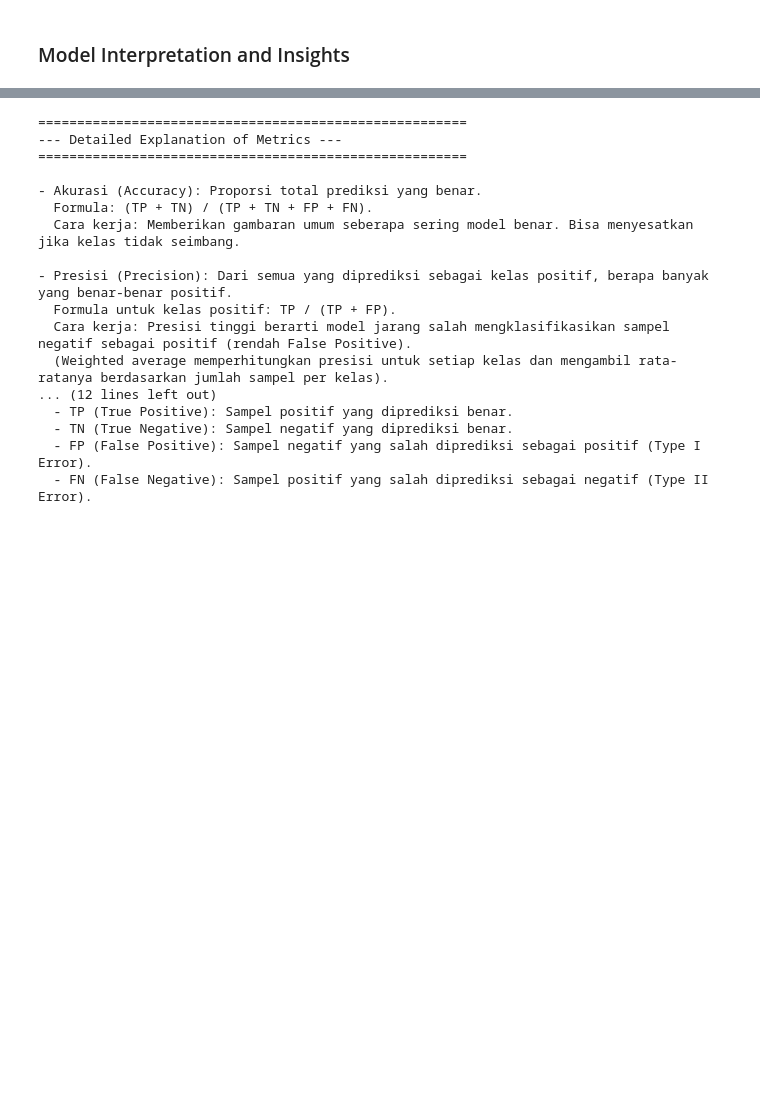
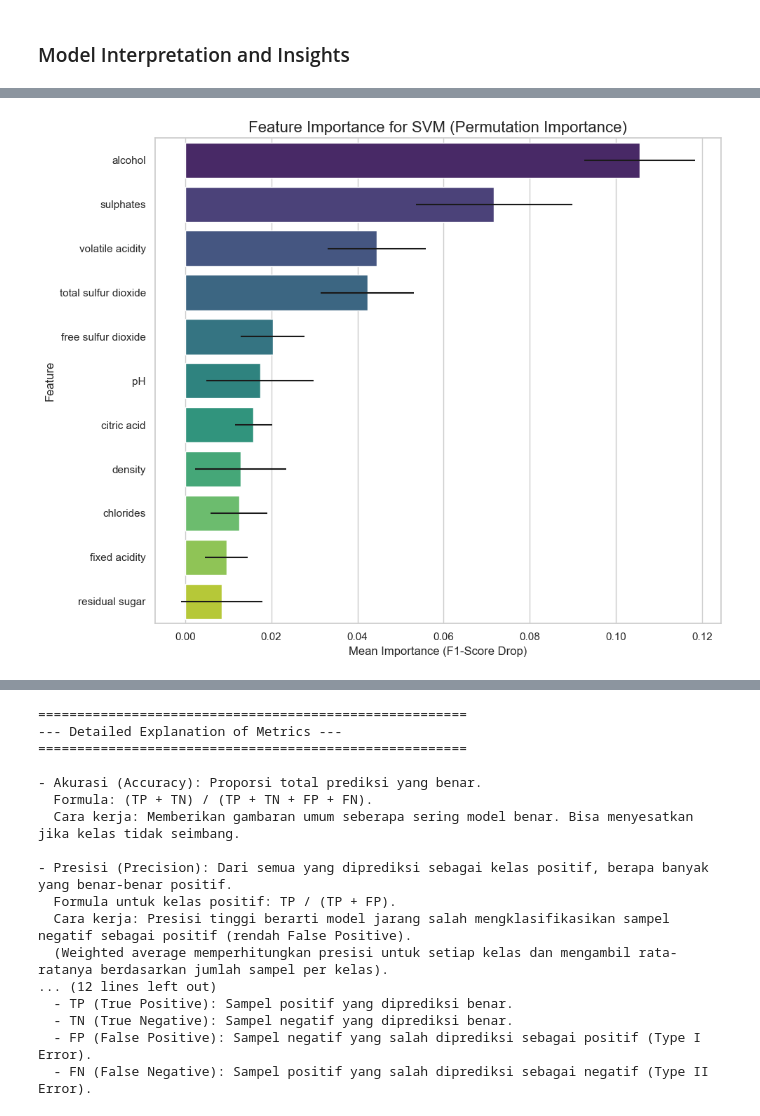
Before and after one commit to hasanfadhlillah/red-wine-quality-prediction, a Jupyter notebook: Notebook.ipynb, the cells around one changed output, grey strips where cells are left out. Cells and saved outputs as stored; diff of their text form; code cells hidden in the pictures; blank space fills up the shorter version.

```diff
--- a/Notebook.ipynb
+++ b/Notebook.ipynb
@@ -618,22 +605,6 @@ if 'results' in locals():
     )
     models[tuned_model_name] = best_tuned_model
 
-    # Feature importance for tuned Random Forest (if applicable)
-    if 'Random Forest' in best_model_name:
-        tuned_importances = best_tuned_model.feature_importances_
-        tuned_importance_df = pd.DataFrame({
-            'feature': feature_names,
-            'importance': tuned_importances
-        }).sort_values(by='importance', ascending=False)
-
-        plt.figure(figsize=(10, 6))
-        sns.barplot(x='importance', y='feature', data=tuned_importance_df, palette='viridis')
-        plt.title('Feature Importances - Random Forest (Tuned)')
-        plt.show()
-
-        print("\nTop 5 Most Important Features (Tuned Model):")
-        print(tuned_importance_df.head())
-
 else:
     print("Model results not available. Run previous cells.")
 # %% [output]
@@ -767,39 +738,82 @@ SVM (Tuned):
 ### Model Interpretation and Insights
 # %%
 # Model Interpretation and Insights
-if 'results' in locals() and 'df_processed' in locals():
-    print("=== MODEL INTERPRETATION AND INSIGHTS ===")
-
-    # Get the final best model
-    final_best_model_name = results_df.loc[results_df['Test F1-Score'].idxmax(), 'Model']
+print("=== MODEL INTERPRETATION AND INSIGHTS ===")
+if 'results_df' in locals() and 'models' in locals():
+    # Dapatkan model terbaik berdasarkan F1-score tertinggi pada data tes
+    best_model_row = results_df.loc[results_df['Test F1-Score'].idxmax()]
+    final_best_model_name = best_model_row['Model']
     final_best_model_obj = models[final_best_model_name]
 
-    print(f"Analyzing insights from: {final_best_model_name}")
+    print(f"\nModel terbaik adalah: {final_best_model_name} dengan Test F1-Score = {best_model_row['Test F1-Score']:.4f}")
+    print(f"Menganalisis fitur penting dari model {final_best_model_name}...")
 
-    # Feature importance analysis (for tree-based models)
+    # KASUS 1: Jika model memiliki 'feature_importances_' (misal: RandomForest, XGBoost)
     if hasattr(final_best_model_obj, 'feature_importances_'):
+        print("Menggunakan metode 'feature_importances_'.")
         importances = final_best_model_obj.feature_importances_
         feature_importance_df = pd.DataFrame({
             'feature': X.columns,
             'importance': importances
         }).sort_values('importance', ascending=False)
 
-        print("\nTop 5 Most Important Features:")
-        print(feature_importance_df.head())
+        # Visualisasi
+        plt.figure(figsize=(5, 6))
+        sns.barplot(x='importance', y='feature', data=feature_importance_df.head(5), palette='viridis')
+        plt.title(f'Top 5 Important Features for {final_best_model_name}')
+        plt.xlabel('Importance')
+        plt.ylabel('Feature')
+        plt.tight_layout()
+        plt.show()
 
-        # Correlation between top features and target
-        top_features = feature_importance_df.head(5)['feature'].tolist()
+    # KASUS 2: Jika model tidak memiliki 'feature_importances_' (misal: SVM, Logistic Regression)
+    else:
+            print("Menggunakan metode 'Permutation Importance' dengan scoring 'f1_weighted'.")
 
-        plt.figure(figsize=(12, 8))
-        for i, feature in enumerate(top_features):
-            plt.subplot(2, 3, i+1)
-            sns.boxplot(x='quality_category', y=feature, data=df_processed)
-            plt.title(f'{feature} vs Quality')
-            plt.xlabel('Quality Category')
-            plt.xticks([0, 1], ['Not Good', 'Good'])
+    # Hitung permutation importance pada data tes yang sudah di-scale
+    # Menggunakan 'f1_weighted' sebagai scoring agar sesuai dengan metrik evaluasi utama
+    result = permutation_importance(
+        final_best_model_obj,
+        X_test_scaled,
+        y_test,
+        n_repeats=10,
+        random_state=42,
+        n_jobs=-1,
+        scoring='f1_weighted'
+    )
 
+    # Buat DataFrame dari hasil
+    feature_importance_df = pd.DataFrame({
+        'feature': X.columns,
+        'importance_mean': result.importances_mean,
+        'importance_std': result.importances_std
+    }).sort_values('importance_mean', ascending=False)
+
+    # Filter fitur yang tidak penting (importance mendekati nol) agar plot lebih bersih
+    feature_importance_df = feature_importance_df[feature_importance_df['importance_mean'] > 0.001]
+
+    # --- Visualisasi ---
+    if not feature_importance_df.empty:
+        plt.figure(figsize=(10, 8))
+        sns.barplot(
+            x='importance_mean',
+            y='feature',
+            data=feature_importance_df,
+            palette='viridis',
+            xerr=feature_importance_df['importance_std']
+        )
+        plt.title(f'Feature Importance for {final_best_model_name} (Permutation Importance)', fontsize=16)
+        plt.xlabel('Mean Importance (F1-Score Drop)', fontsize=12)
+        plt.ylabel('Feature', fontsize=12)
         plt.tight_layout()
-        plt.suptitle('Top 5 Most Important Features vs Quality', y=1.02)
         plt.show()
+    else:
+        print("\nTidak ada fitur yang menunjukkan 'importance' signifikan setelah diukur dengan F1-score.")
+
+    print("\nFitur Paling Berpengaruh Teratas:")
+    print(feature_importance_df.head())
+
+else:
+    print("Variabel 'results_df' atau 'models' tidak ditemukan. Pastikan sel training sudah dijalankan.")
 # %% [output]
 === MODEL INTERPRETATION AND INSIGHTS ===
@@ -806,0 +824 @@ Analyzing insights from: SVM
+[figure, added]
```
Also changed, not shown: parts of 3 cells of this notebook.
